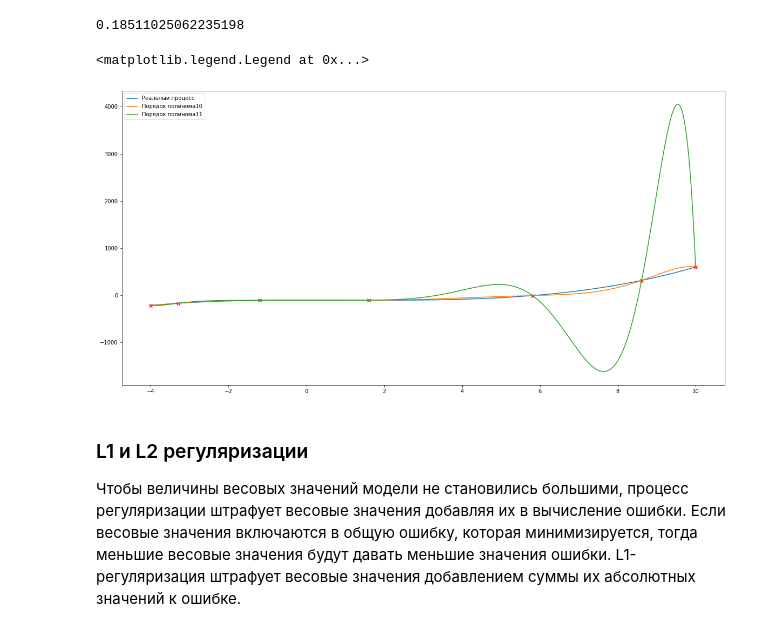
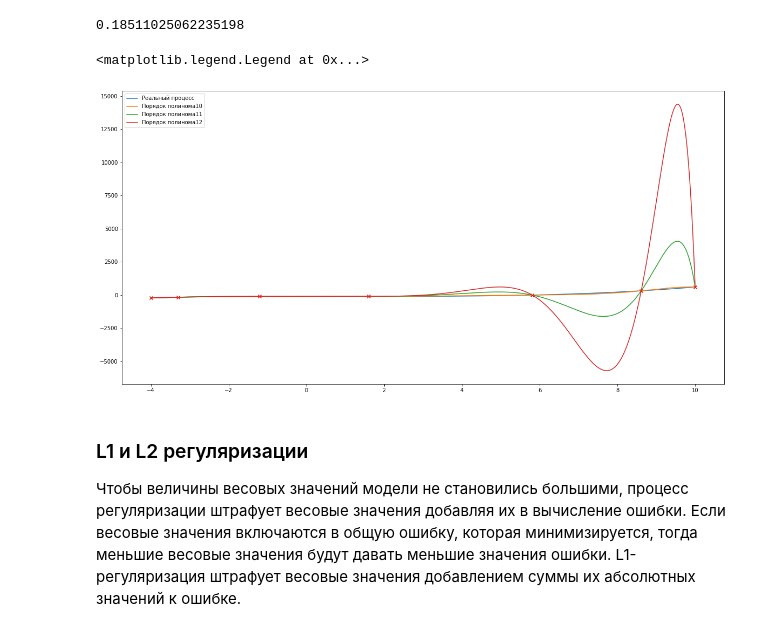
Before and after one commit to zvvzuzin/ml_course, a Jupyter notebook: lectures/2_regression/lect_regression.ipynb, the cells around one changed output. Saved outputs shown, nothing was run; the diff lists cells and outputs as text; code cells hidden in the pictures.

```diff
--- a/lectures/2_regression/lect_regression.ipynb
+++ b/lectures/2_regression/lect_regression.ipynb
@@ -136,31 +136,31 @@ np.random.random()
 # %%
 from sklearn.preprocessing import PolynomialFeatures
 from sklearn.linear_model import LinearRegression
 x = np.linspace(-4,10,1000)
 y_real = x**3 - 3*x**2 -100
 # x_train = np.linspace(0.2,4,7)
 # y_train = np.log(x_train)
 # x = x - x.mean()
 # y_real = y_real - y_real.mean()
 x_train = x[np.array([0, 50, 200, 400, 700, 900, -1])]
 y_train = y_real[np.array([0, 50, 200, 400, 700, 900, -1])]
 
 plt.figure(figsize=(20,10))
 
 plt.plot(x, y_real, '-', label='Реальный процесс')
 plt.scatter(x_train, y_train, marker='x', c='r', label='')
 
-for it in range(10,12, 1):
+for it in range(10,13, 1):
     poly = PolynomialFeatures(degree=it)
     x_poly_train = poly.fit_transform(x_train.reshape(-1, 1))
     regr = LinearRegression(True)
     regr.fit(x_poly_train, y_train)
     y_regr = regr.predict(poly.transform(x.reshape(-1,1)))
     plt.plot(x, y_regr, '-', label = 'Порядок полинома' + str(it))
 plt.legend()
 # %% [output]
 <matplotlib.legend.Legend at 0x...>
-[figure, old version]
+[figure, new version]
 # %% [markdown]
 ### L1 и L2 регуляризации
 Чтобы величины весовых значений модели не становились большими, процесс регуляризации штрафует весовые значения добавляя их в вычисление ошибки. Если весовые значения включаются в общую ошибку, которая минимизируется, тогда меньшие весовые значения будут давать меньшие значения ошибки. L1-регуляризация штрафует весовые значения добавлением суммы их абсолютных значений к ошибке.
```
Also changed, not shown: parts of 1 cell of this notebook, 3 other files.
